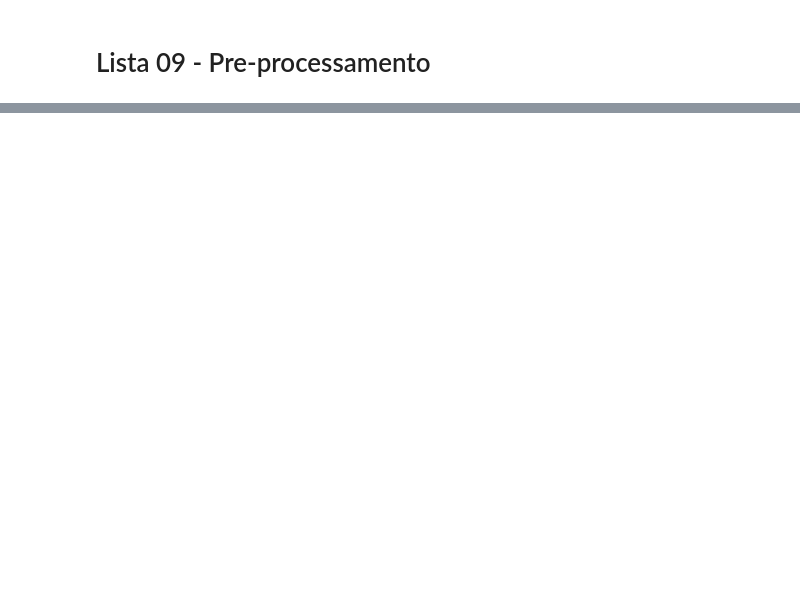
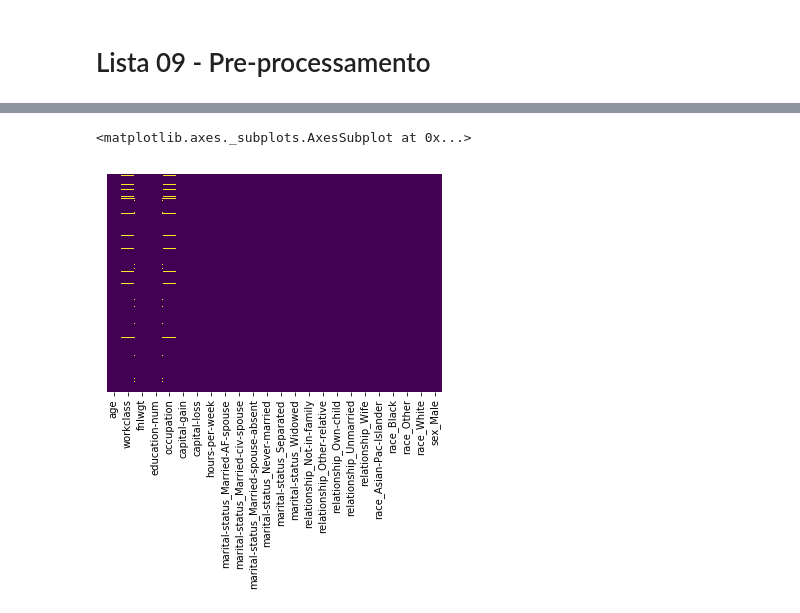
Before and after one commit to Eudalio/Aprendizado-de-Maquina, a Jupyter notebook: Exercicio_09/lista 09.ipynb, the cells around one changed output, grey strips where cells are left out. Cells and saved outputs as stored; diff of their text form; code cells hidden in the pictures; blank space fills up the shorter version.

```diff
--- a/Exercicio_09/lista 09.ipynb
+++ b/Exercicio_09/lista 09.ipynb
@@ -178,0 +63,4 @@ data_train.filter(like='?', axis=0)
+# %%
+df.drop('education', inplace=True, axis=1)
+df.drop('native-country', inplace=True, axis=1)
+df.drop('income', inplace=True, axis=1)
@@ -178,0 +76,4 @@ data_train.filter(like='?', axis=0)
+# %%
+new = pd.get_dummies(df[['marital-status', 'relationship', 'race', 'sex']], drop_first=True)
+# %%
+df = pd.concat([df,new], axis=1)
@@ -178,0 +90,2 @@ data_train.filter(like='?', axis=0)
+# %%
+df.drop(['marital-status', 'relationship', 'race', 'sex'], axis=1, inplace=True)
@@ -178,0 +122,5 @@ data_train.filter(like='?', axis=0)
+# %%
+sns.heatmap(df.isnull(), yticklabels=False, cbar=False, cmap='viridis')
+# %% [output]
+<matplotlib.axes._subplots.AxesSubplot at 0x...>
+[figure, added]
```
Also changed, not shown: parts of 43 cells of this notebook.
